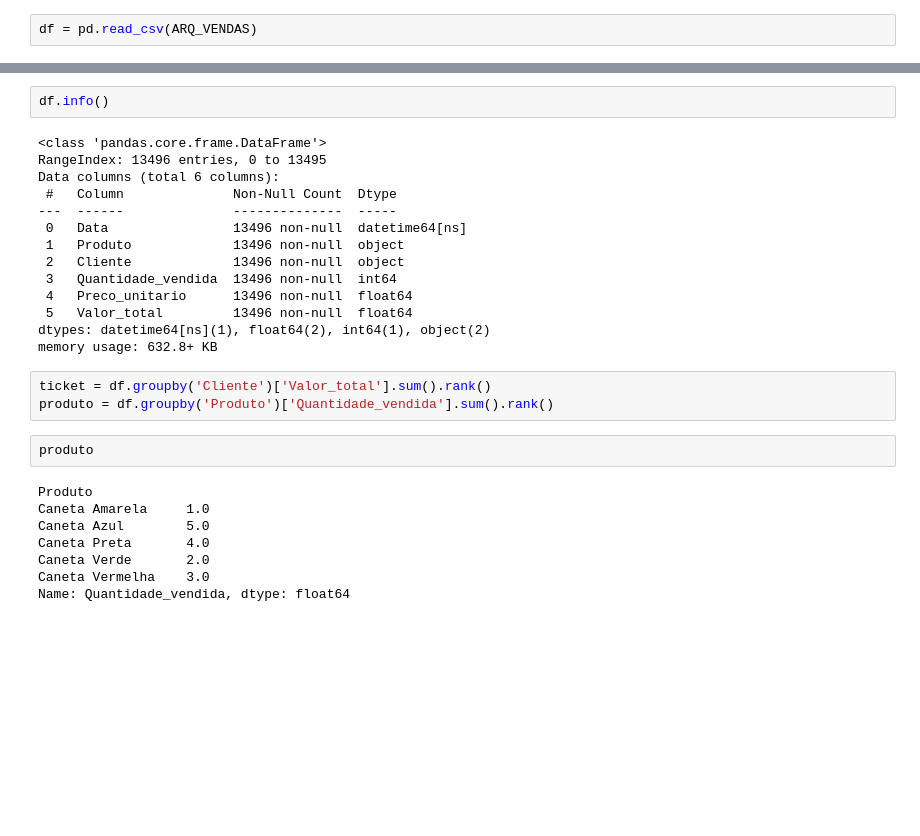
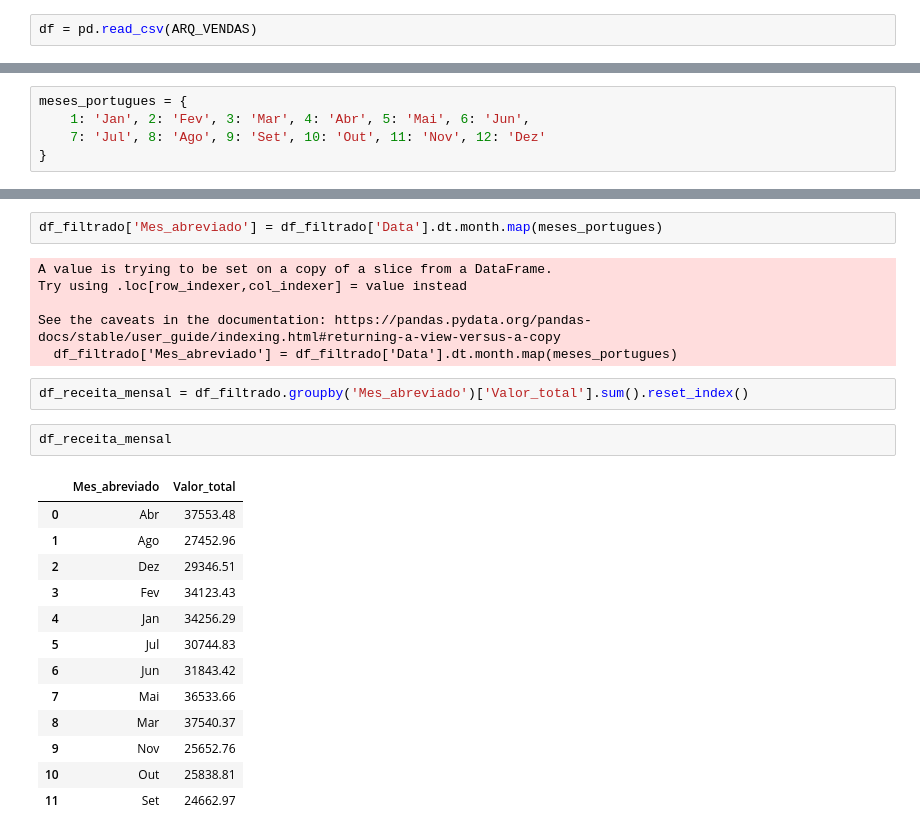
Before and after one commit to jeferson-souzap/Analise_Producao_Geral, a Jupyter notebook: notebook/Analise.ipynb, the cells around one changed output, grey strips where cells are left out. Saved outputs shown, nothing was run; the diff lists cells and outputs as text; blank space fills up the shorter version.

```diff
--- a/notebook/Analise.ipynb
+++ b/notebook/Analise.ipynb
@@ -43,3 +32,8 @@ df_filtrado = df[(df['Data'].dt.year == 2025) & (df['Data'].dt.month == 1)]
+# %%
+meses_portugues = {
+    1: 'Jan', 2: 'Fev', 3: 'Mar', 4: 'Abr', 5: 'Mai', 6: 'Jun',
+    7: 'Jul', 8: 'Ago', 9: 'Set', 10: 'Out', 11: 'Nov', 12: 'Dez'
+}
 # %%
 df_filtrado
 # %% [output]
@@ -53,29 +53,26 @@ df_total_venda
-# %%
-df.info()
-# %% [output]
-<class 'pandas.core.frame.DataFrame'>
-RangeIndex: 13496 entries, 0 to 13495
-Data columns (total 6 columns):
- #   Column              Non-Null Count  Dtype
----  ------              --------------  -----
- 0   Data                13496 non-null  datetime64[ns]
- 1   Produto             13496 non-null  object
- 2   Cliente             13496 non-null  object
- 3   Quantidade_vendida  13496 non-null  int64
- 4   Preco_unitario      13496 non-null  float64
- 5   Valor_total         13496 non-null  float64
-dtypes: datetime64[ns](1), float64(2), int64(1), object(2)
-memory usage: 632.8+ KB
-# %%
-ticket = df.groupby('Cliente')['Valor_total'].sum().rank()
-produto = df.groupby('Produto')['Quantidade_vendida'].sum().rank()
-# %%
-produto
-# %% [output]
-Produto
-Caneta Amarela     1.0
-Caneta Azul        5.0
-Caneta Preta       4.0
-Caneta Verde       2.0
-Caneta Vermelha    3.0
-Name: Quantidade_vendida, dtype: float64
+# %%
+df_filtrado['Mes_abreviado'] = df_filtrado['Data'].dt.month.map(meses_portugues)
+# %% [output]
+A value is trying to be set on a copy of a slice from a DataFrame.
+Try using .loc[row_indexer,col_indexer] = value instead
+
+See the caveats in the documentation: https://pandas.pydata.org/pandas-docs/stable/user_guide/indexing.html#returning-a-view-versus-a-copy
+  df_filtrado['Mes_abreviado'] = df_filtrado['Data'].dt.month.map(meses_portugues)
+# %%
+df_receita_mensal = df_filtrado.groupby('Mes_abreviado')['Valor_total'].sum().reset_index()
+# %%
+df_receita_mensal
+# %% [output]
+|  | Mes_abreviado | Valor_total |
+| 0 | Abr | 37553.48 |
+| 1 | Ago | 27452.96 |
+| 2 | Dez | 29346.51 |
+| 3 | Fev | 34123.43 |
+| 4 | Jan | 34256.29 |
+| 5 | Jul | 30744.83 |
+| 6 | Jun | 31843.42 |
+| 7 | Mai | 36533.66 |
+| 8 | Mar | 37540.37 |
+| 9 | Nov | 25652.76 |
+| 10 | Out | 25838.81 |
+| 11 | Set | 24662.97 |
```
Also changed, not shown: parts of 11 cells of this notebook, 6 other files.
